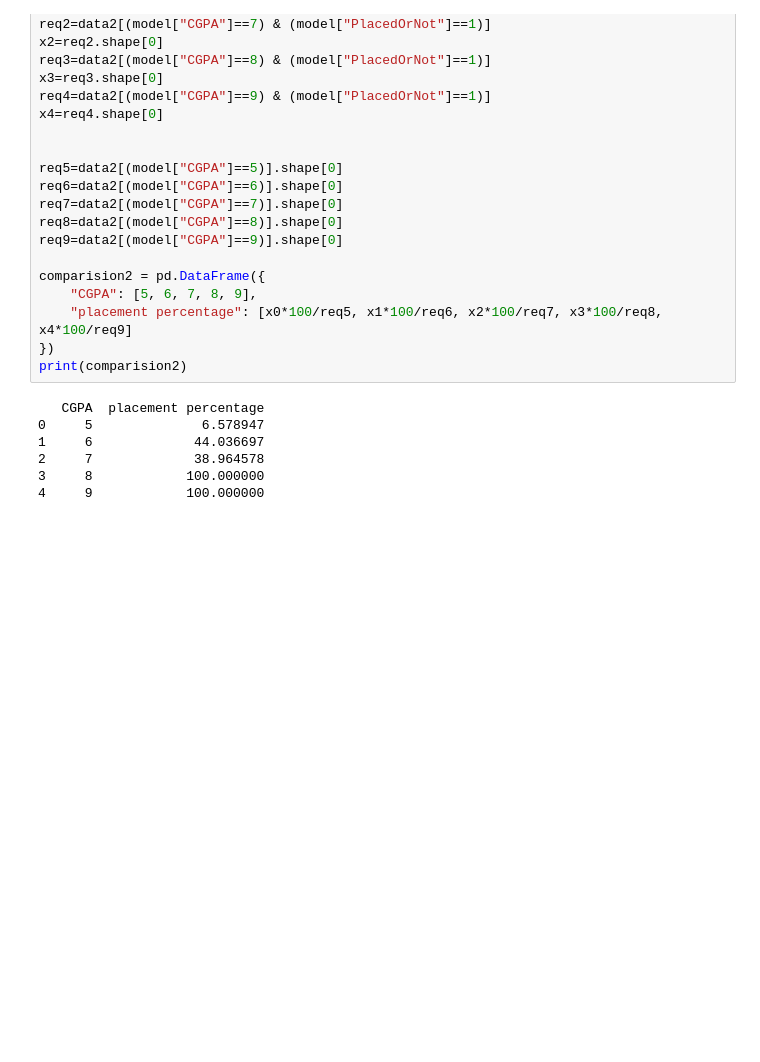
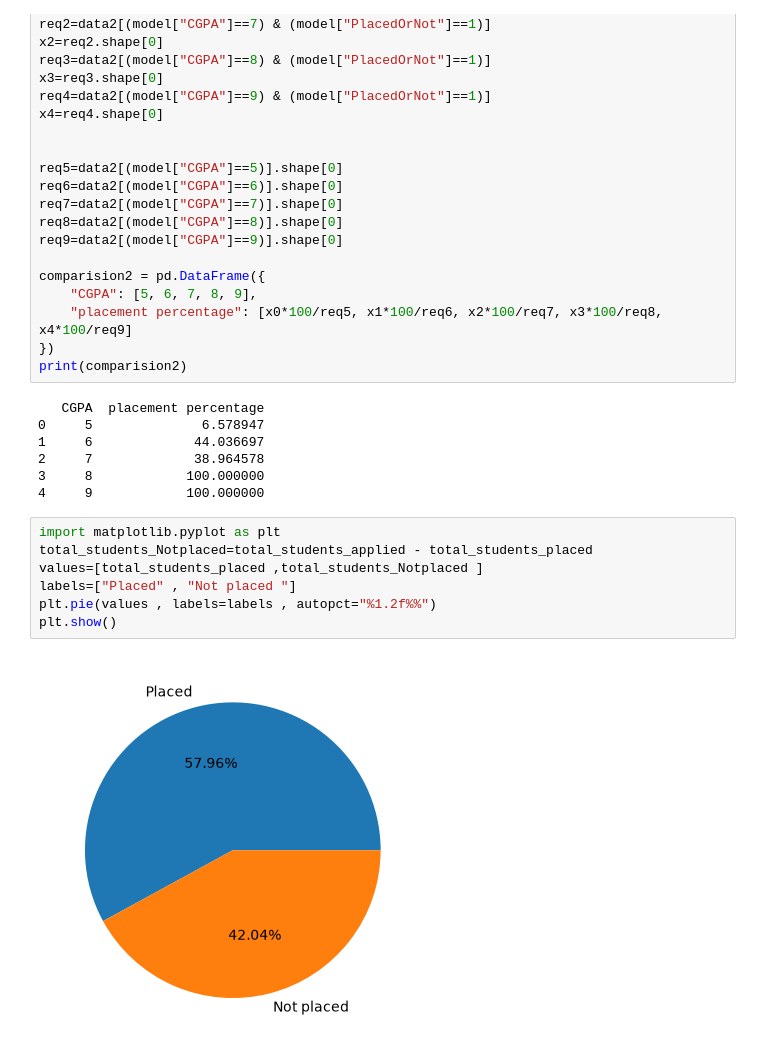
Before and after one commit to 2026eeb1325-del/student_placement_analyser, a Jupyter notebook: data_checking_and_comparisons.ipynb, the cells around one changed output. Saved outputs shown, nothing was run; the diff lists cells and outputs as text; blank space fills up the shorter version.

Commit message:
Added three visualizations

```diff
--- a/data_checking_and_comparisons.ipynb
+++ b/data_checking_and_comparisons.ipynb
@@ -110,3 +110,12 @@ print(comparision2)
 2     7             38.964578
 3     8            100.000000
 4     9            100.000000
+# %%
+import matplotlib.pyplot as plt
+total_students_Notplaced=total_students_applied - total_students_placed
+values=[total_students_placed ,total_students_Notplaced ]
+labels=["Placed" , "Not placed "]
+plt.pie(values , labels=labels , autopct="%1.2f%%")
+plt.show()
+# %% [output]
+[figure, added]
```
Also changed, not shown: parts of 2 cells of this notebook.
